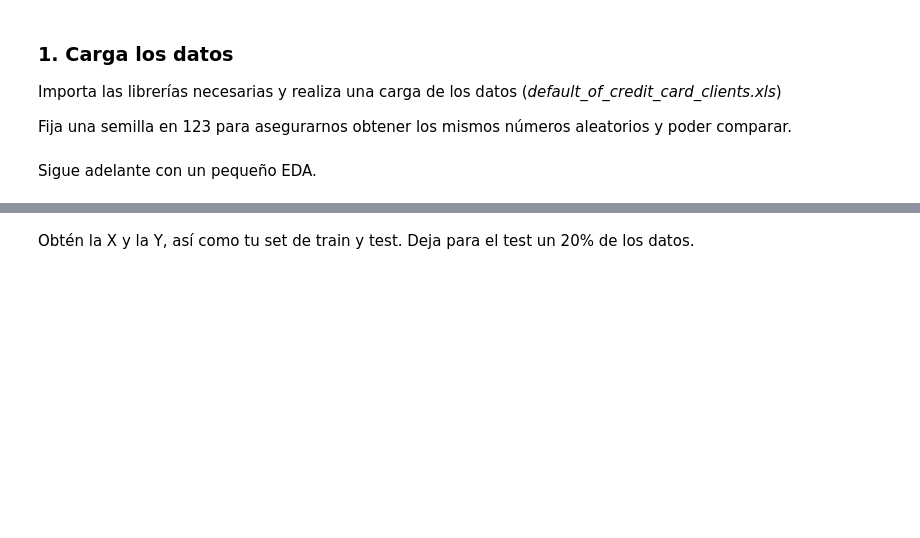
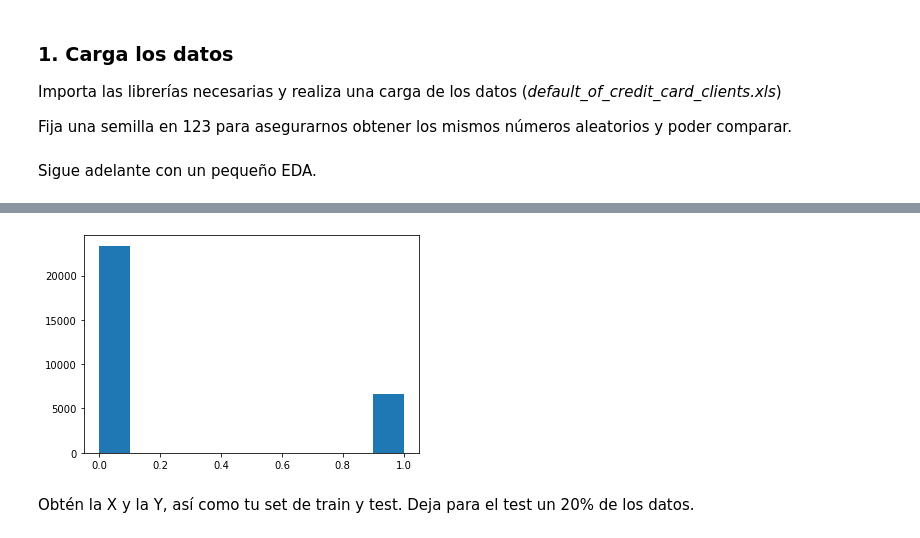
Before and after one commit to albertoromv/thebridge_ft_abr21, a Jupyter notebook: 3-Machine Learning/3-No supervisado/3- Feature Selection/Feature_selection_ejercicio.ipynb, the cells around one changed output, grey strips where cells are left out. Drawn from its saved outputs; the diff is of its cells as text; code cells hidden in the pictures; blank space fills up the shorter version.

```diff
--- a/3-Machine Learning/3-No supervisado/3- Feature Selection/Feature_selection_ejercicio.ipynb
+++ b/3-Machine Learning/3-No supervisado/3- Feature Selection/Feature_selection_ejercicio.ipynb
@@ -21,6 +21,11 @@ Importa las librerías necesarias y realiza una carga de los datos (*default_of_
 Fija una semilla en 123 para asegurarnos obtener los mismos números aleatorios y poder comparar.
 # %%
 # code
+import numpy as np
+import pandas as pd
+np.random.seed(123)
+
+credit_card_default = pd.read_excel("data/default_of_credit_card_clients.xls", index_col = [0], skiprows = [0])
 # %% [markdown]
 Sigue adelante con un pequeño EDA.
 # %%
@@ -27,0 +96,9 @@ Sigue adelante con un pequeño EDA.
+# %%
+# vamos a escalar los datos
+from sklearn.preprocessing import MinMaxScaler
+
+mms = MinMaxScaler()
+escaladas = mms.fit_transform(credit_card_default)
+df_escalado = pd.DataFrame(escaladas, columns = credit_card_default.columns)
+
+df_escalado.head()
@@ -28,3 +113,8 @@ Sigue adelante con un pequeño EDA.
+# %%
+import matplotlib.pyplot as plt
+plt.hist(df_escalado["default payment next month"]);
+# %% [output]
+[figure, added]
 # %% [markdown]
 Obtén la X y la Y, así como tu set de train y test. Deja para el test un 20% de los datos.
 # %%
```
Also changed, not shown: parts of 27 cells of this notebook, 2 other files.
